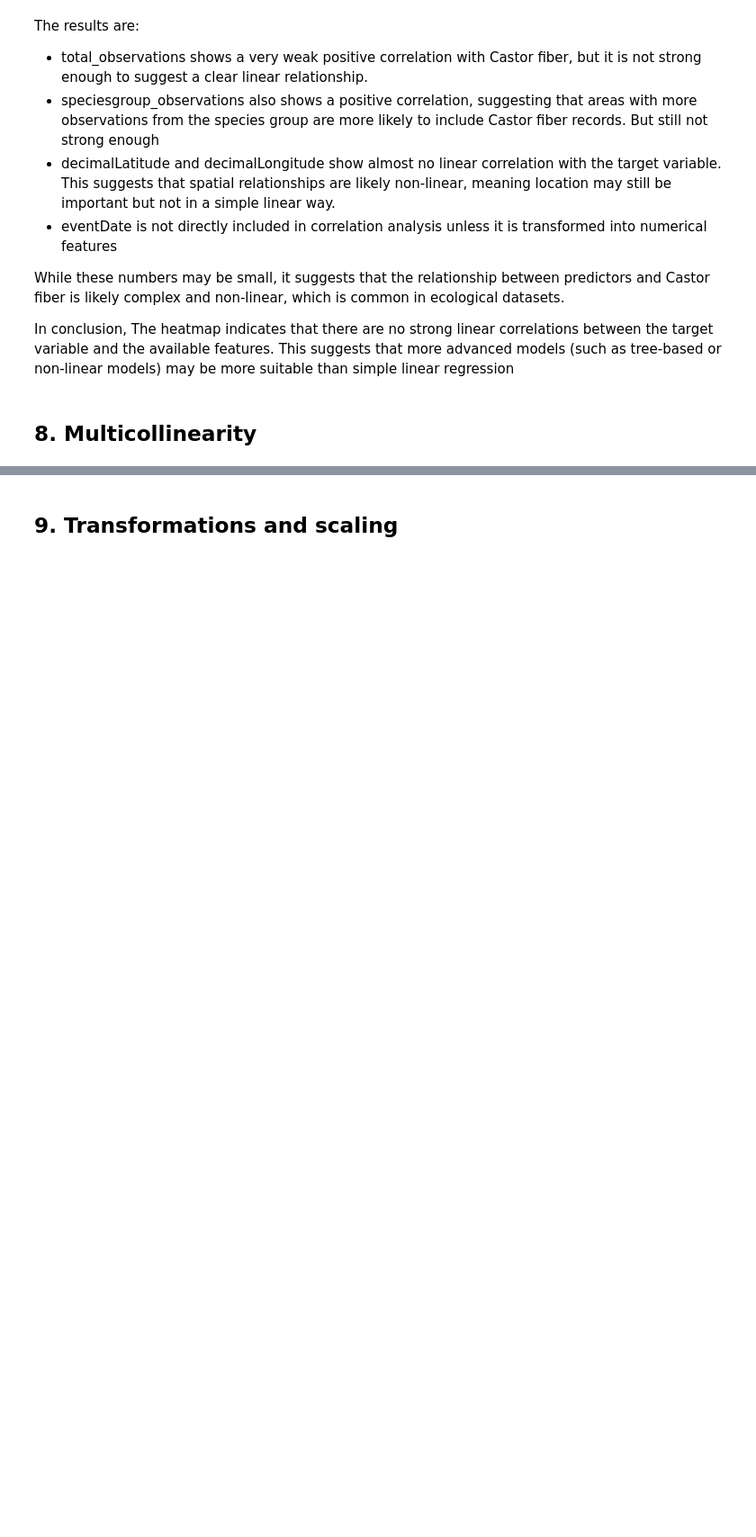
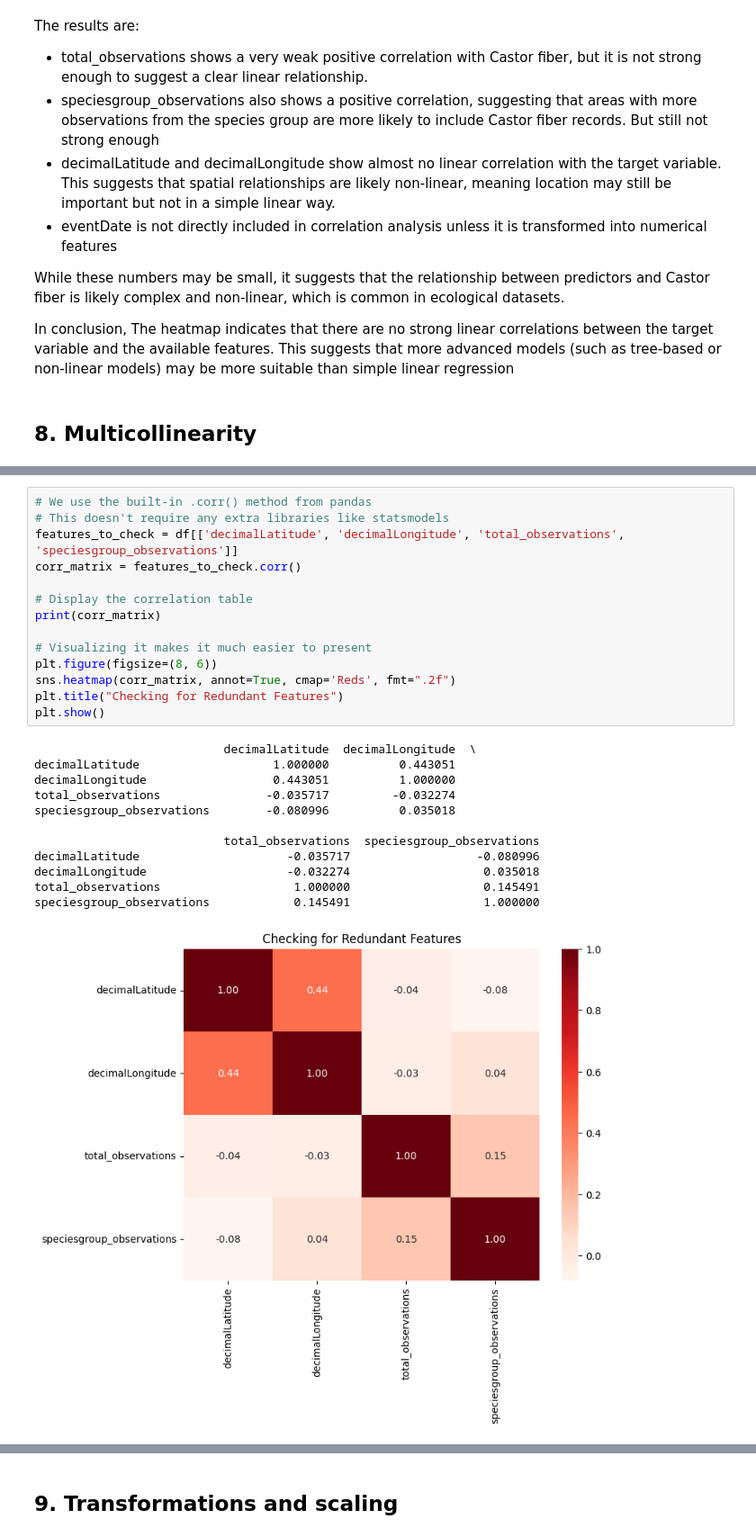
Before and after one commit to Shifu-boop/DSAI-Check-in-1, a Jupyter notebook: Check-in-1/Checkin-1.ipynb, the cells around one changed output, grey strips where cells are left out. Shown at 90% size. Cells and saved outputs as stored; diff of their text form; blank space fills up the shorter version.

```diff
--- a/Check-in-1/Checkin-1.ipynb
+++ b/Check-in-1/Checkin-1.ipynb
@@ -445,0 +452,27 @@ In conclusion, The heatmap indicates that there are no strong linear correlation
+# %%
+# We use the built-in .corr() method from pandas
+# This doesn't require any extra libraries like statsmodels
+features_to_check = df[['decimalLatitude', 'decimalLongitude', 'total_observations', 'speciesgroup_observations']]
+corr_matrix = features_to_check.corr()
+
+# Display the correlation table
+print(corr_matrix)
+
+# Visualizing it makes it much easier to present
+plt.figure(figsize=(8, 6))
+sns.heatmap(corr_matrix, annot=True, cmap='Reds', fmt=".2f")
+plt.title("Checking for Redundant Features")
+plt.show()
+# %% [output]
+                           decimalLatitude  decimalLongitude  \
+decimalLatitude                   1.000000          0.443051
+decimalLongitude                  0.443051          1.000000
+total_observations               -0.035717         -0.032274
+speciesgroup_observations        -0.080996          0.035018
+
+                           total_observations  speciesgroup_observations
+decimalLatitude                     -0.035717                  -0.080996
+decimalLongitude                    -0.032274                   0.035018
+total_observations                   1.000000                   0.145491
+speciesgroup_observations            0.145491                   1.000000
+[figure, added]
```
Also changed, not shown: parts of 10 cells of this notebook.
